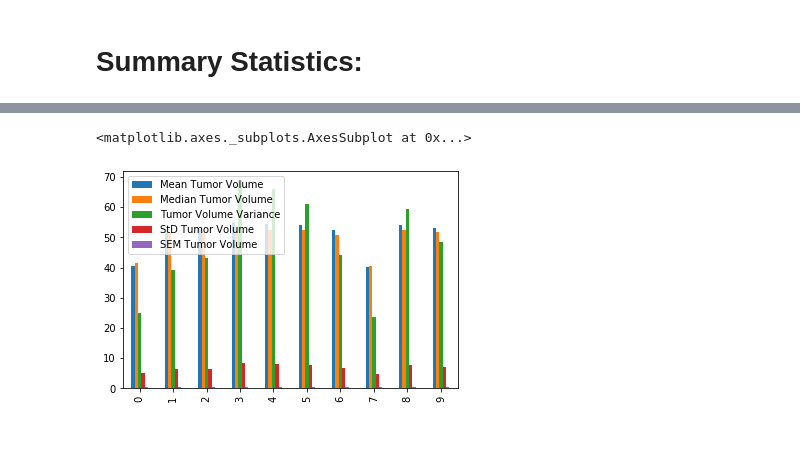
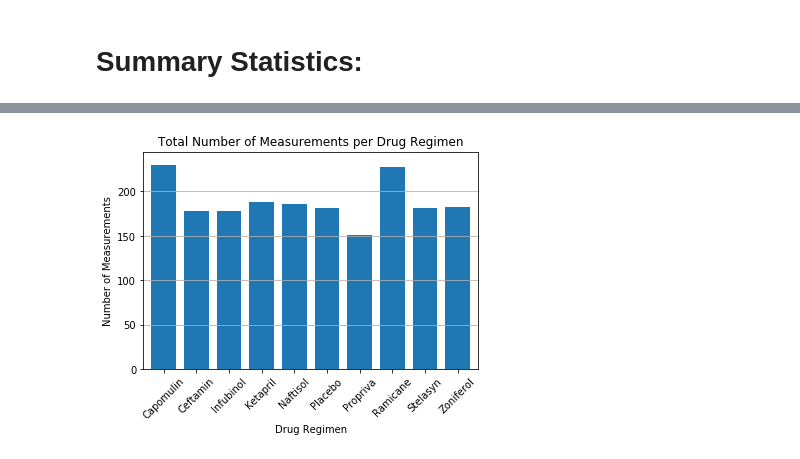
Before and after one commit to juliabrunett/matplotlib-challenge, a Jupyter notebook: Pymaceuticals/pymaceuticals.ipynb, the cells around one changed output, grey strips where cells are left out. Cells and saved outputs as stored; diff of their text form; code cells hidden in the pictures.

Commit message:
Created bar charts

```diff
--- a/Pymaceuticals/pymaceuticals.ipynb
+++ b/Pymaceuticals/pymaceuticals.ipynb
@@ -181,3 +181,13 @@ summary_stats_df
 # %%
 # Aggregation Method
 #summary_stats_df.aggregate(func="mean")
+# %%
+# Create drug regimen dataframe
+drug_reg_df = merged_df[["Mouse ID", "Drug Regimen"]]
+# %%
+# Create a groupby for the total number of measurements taken per regimen
+drug_reg_groupby = drug_reg_df.groupby("Drug Regimen").count()
+drug_reg_groupby = drug_reg_groupby.reset_index()
+drug_reg_groupby = drug_reg_groupby.rename(columns={"Mouse ID": "Total Measurements"})
+
+drug_reg_groupby
@@ -183,0 +206,8 @@ summary_stats_df
+# %%
+measurements = []
+labels = []
+
+for x in drug_reg_groupby["Total Measurements"]:
+    measurements.append(x)
+for x in drug_reg_groupby["Drug Regimen"]:
+    labels.append(x)
@@ -184,5 +229,14 @@ summary_stats_df
 # %%
-summary_stats_df.plot(kind='bar')
+# Pandas Bar Chart
+drug_reg_groupby.plot(kind='bar', legend=False, title="Total Number of Measurements per Drug Regimen",
+                        rot='45', ylim=[0,245], width=0.75)
+
+tick_locations = [value for value in range(0,10)]
+plt.xticks(ticks=tick_locations, labels=labels)
+plt.xlabel("Drug Regimen")
+plt.ylabel("Number of Measurements")
+plt.grid(axis='y')
+
+plt.show()
 # %% [output]
-<matplotlib.axes._subplots.AxesSubplot at 0x...>
-[figure, old version]
+[figure, new version]
```
Also changed, not shown: parts of 16 cells of this notebook.
